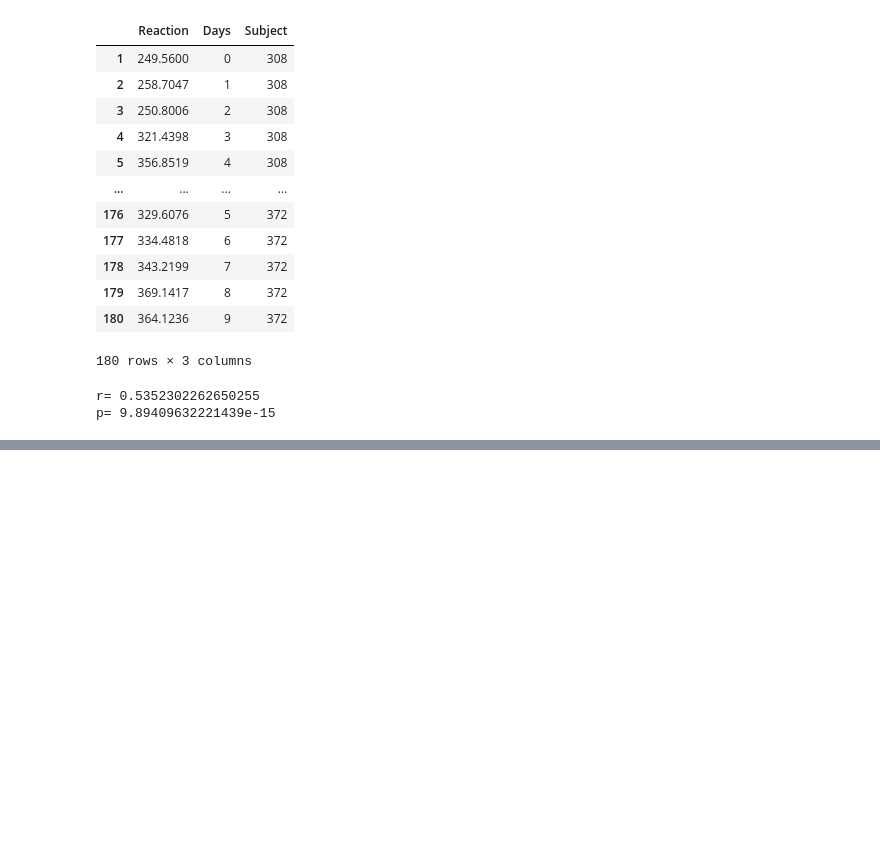
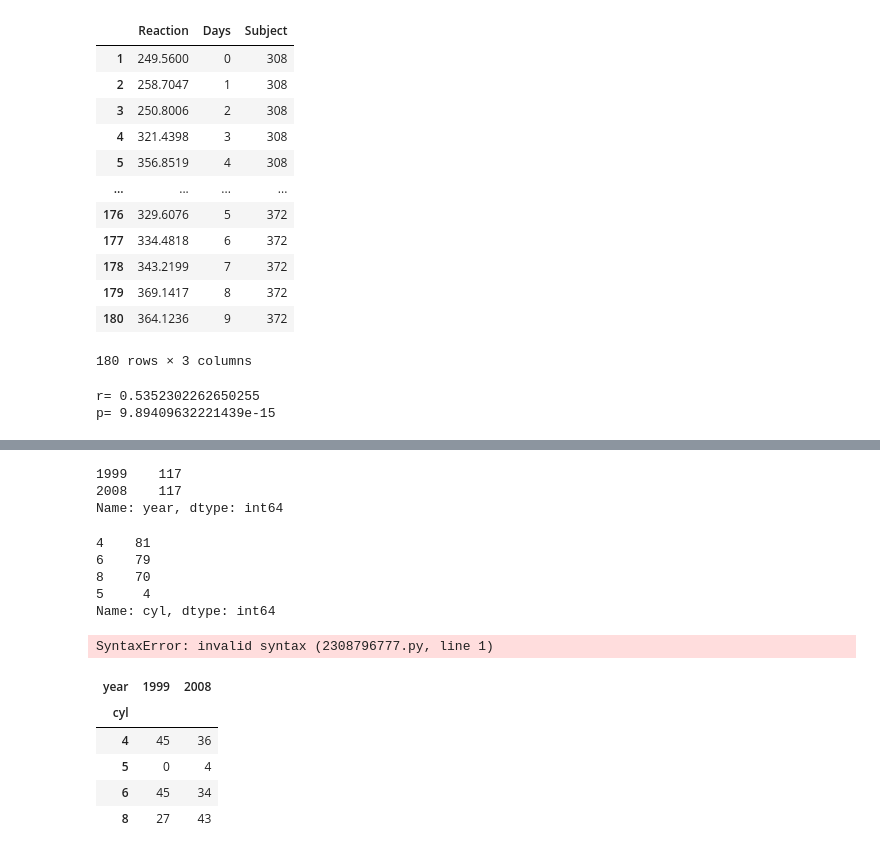
Before and after one commit to GladyBarrios/statistics-exercises, a Jupyter notebook: hypothesis_testing.ipynb, the cells around one changed output, grey strips where cells are left out. Drawn from its saved outputs; the diff is of its cells as text; code cells hidden in the pictures; blank space fills up the shorter version.

```diff
--- a/hypothesis_testing.ipynb
+++ b/hypothesis_testing.ipynb
@@ -365,0 +460,3 @@ p= 9.89409632221439e-15
+# %%
+mpg = pydataset.data('mpg')
+mpg
@@ -365,0 +514,28 @@ p= 9.89409632221439e-15
+# %%
+mpg.year.value_counts()
+# %% [output]
+1999    117
+2008    117
+Name: year, dtype: int64
+# %%
+mpg.cyl.value_counts()
+# %% [output]
+4    81
+6    79
+8    70
+5     4
+Name: cyl, dtype: int64
+# %%
+mpg.class.value_counts()
+# %% [output]
+SyntaxError: invalid syntax (2308796777.py, line 1)
+# %%
+observed = pd.crosstab(mpg.cyl, mpg.year)
+observed
+# %% [output]
+| year | 1999 | 2008 |
+| cyl |  |  |
+| 4 | 45 | 36 |
+| 5 | 0 | 4 |
+| 6 | 45 | 34 |
+| 8 | 27 | 43 |
```
Also changed, not shown: parts of 50 cells of this notebook, 1 other file.
